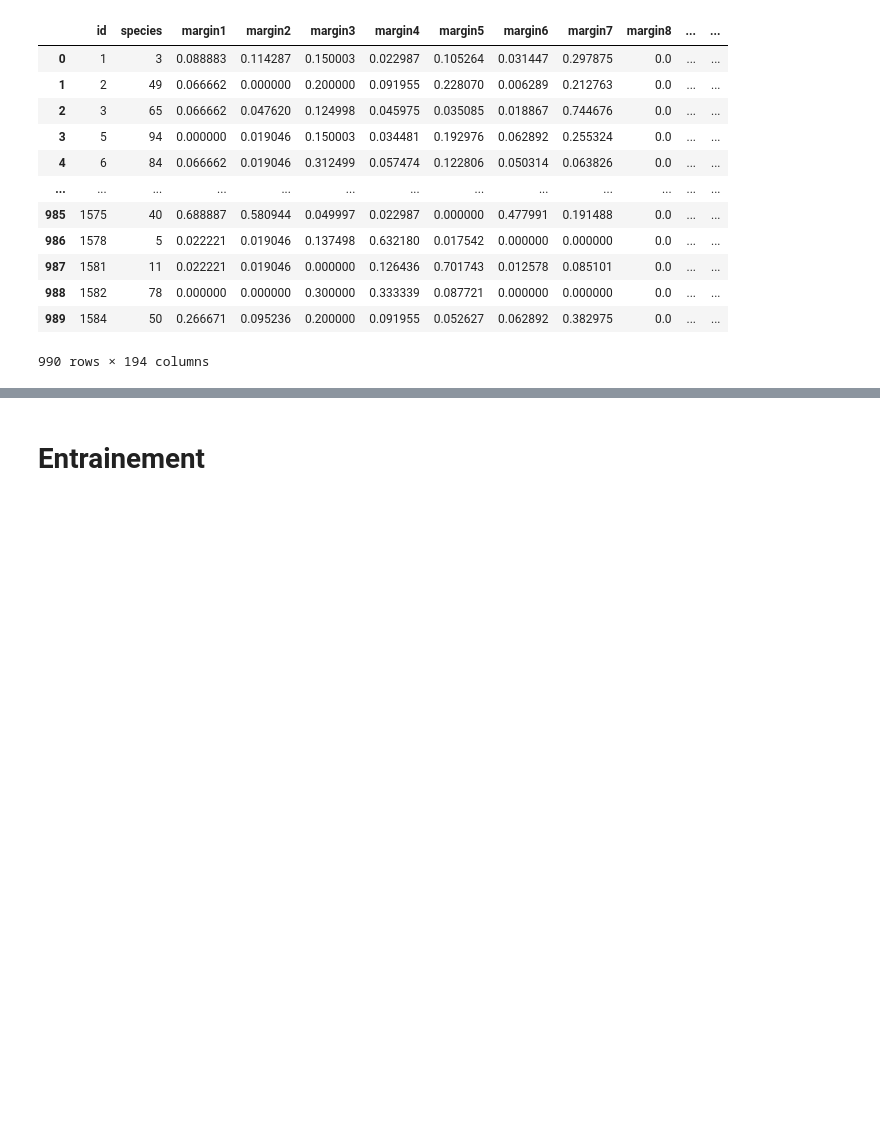
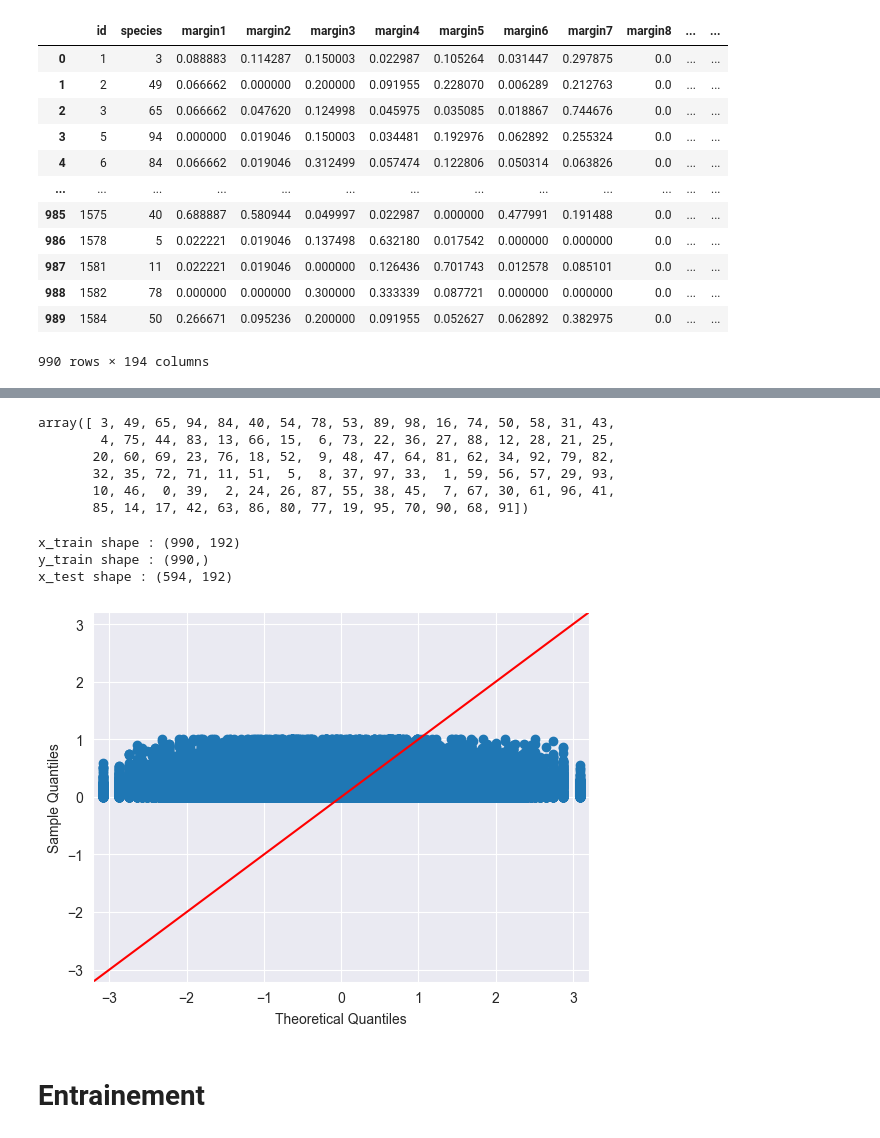
Before and after one commit to lordyhas/ml-classification-method-projet, a Jupyter notebook: notebooks/analyse_training_tshh1301.ipynb, the cells around one changed output, grey strips where cells are left out. Cells and saved outputs as stored; diff of their text form; code cells hidden in the pictures; blank space fills up the shorter version.

```diff
--- a/notebooks/analyse_training_tshh1301.ipynb
+++ b/notebooks/analyse_training_tshh1301.ipynb
@@ -141,4 +200,35 @@ processed_data
+# %%
+processed_data['species'].unique()
+# %% [output]
+array([ 3, 49, 65, 94, 84, 40, 54, 78, 53, 89, 98, 16, 74, 50, 58, 31, 43,
+        4, 75, 44, 83, 13, 66, 15,  6, 73, 22, 36, 27, 88, 12, 28, 21, 25,
+       20, 60, 69, 23, 76, 18, 52,  9, 48, 47, 64, 81, 62, 34, 92, 79, 82,
+       32, 35, 72, 71, 11, 51,  5,  8, 37, 97, 33,  1, 59, 56, 57, 29, 93,
+       10, 46,  0, 39,  2, 24, 26, 87, 55, 38, 45,  7, 67, 30, 61, 96, 41,
+       85, 14, 17, 42, 63, 86, 80, 77, 19, 95, 70, 90, 68, 91])
 # %%
 x_train = processed_data.drop(columns=['id', 'species'])
 y_train = processed_data['species']
 x_test = processed_test_data.drop(columns=['id'])
+# %%
+print("x_train shape :", x_train.shape)
+print("y_train shape :", y_train.shape)
+print("x_test shape :", x_test.shape)
+# %% [output]
+x_train shape : (990, 192)
+y_train shape : (990,)
+x_test shape : (594, 192)
+# %%
+import numpy as np
+import statsmodels.api as sm
+import matplotlib.pyplot as plt
+
+# Supposons que X est votre ensemble de données k-dimensionnel
+# Pour l'exemple, nous utilisons une seule dimension de X
+# x = X[:,0]  # Remplacez 0 par l'indice de la dimension que vous voulez tester
+
+# Génération du Q-Q plot
+sm.qqplot(x_train, line ='45')
+plt.show()
+# %% [output]
+[figure, added]
```
Also changed, not shown: parts of 13 cells of this notebook.
